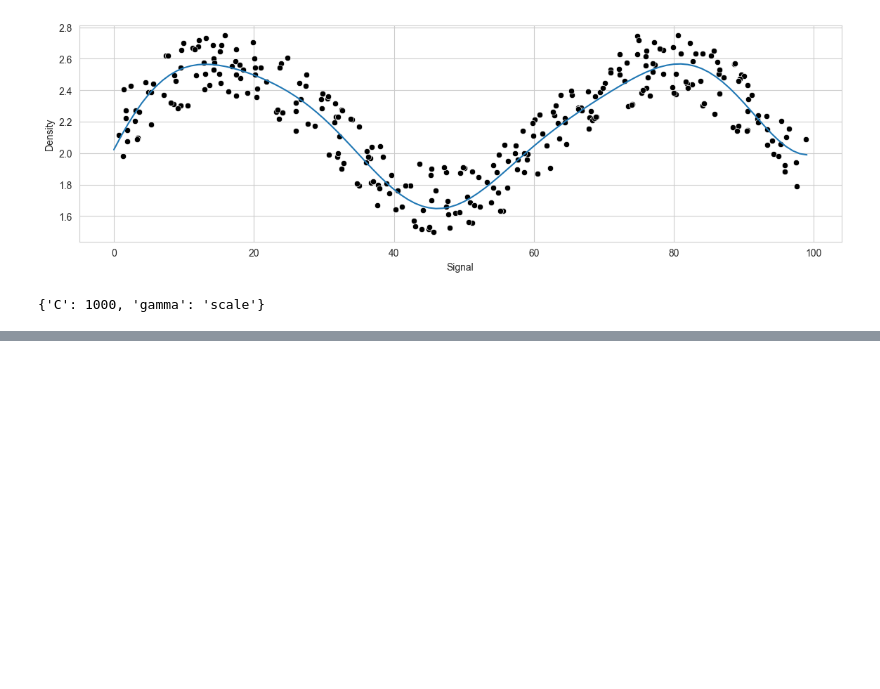
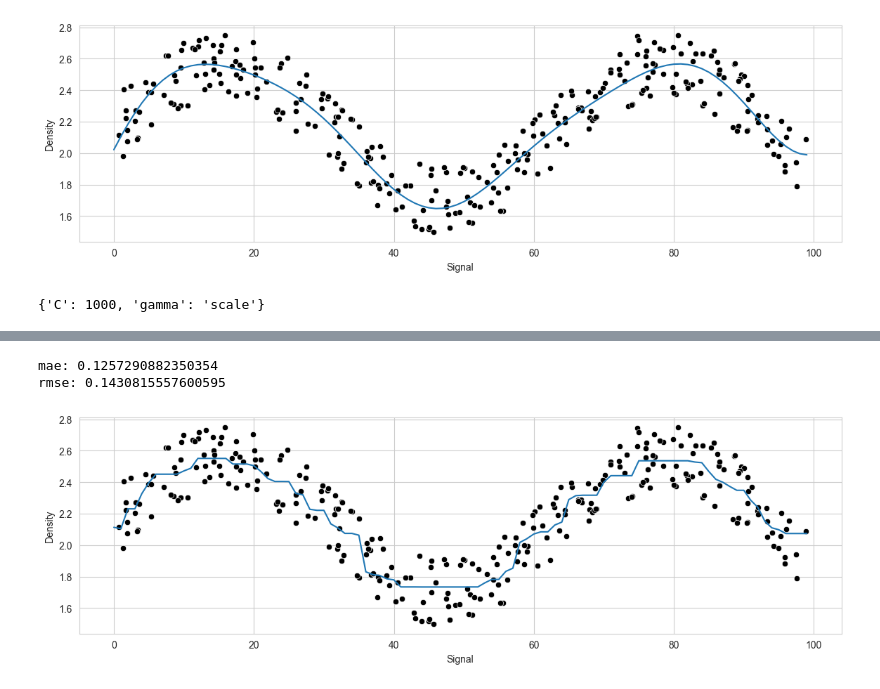
Before and after one commit to spiglebach/python-ml, a Jupyter notebook: 14_tree_based_methods/03_random_forest_regression.ipynb, the cells around one changed output, grey strips where cells are left out. Cells and saved outputs as stored; diff of their text form; code cells hidden in the pictures; blank space fills up the shorter version.

Commit message:
boosting regressor plots

```diff
--- a/14_tree_based_methods/03_random_forest_regression.ipynb
+++ b/14_tree_based_methods/03_random_forest_regression.ipynb
@@ -129,0 +130,8 @@ rmse: 0.14526374891334545
+# %%
+from sklearn.ensemble import AdaBoostRegressor
+abr = AdaBoostRegressor()
+run_model(abr,x_train,y_train,x_test,y_test)
+# %% [output]
+mae: 0.1257290882350354
+rmse: 0.1430815557600595
+[figure, added]
```
Also changed, not shown: parts of 2 cells of this notebook.
